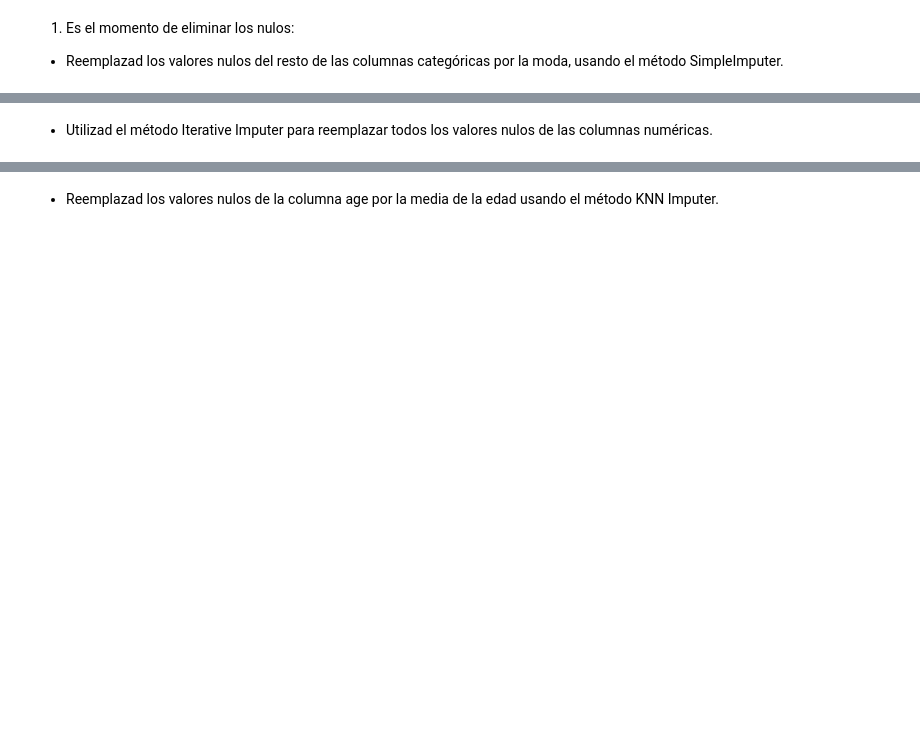
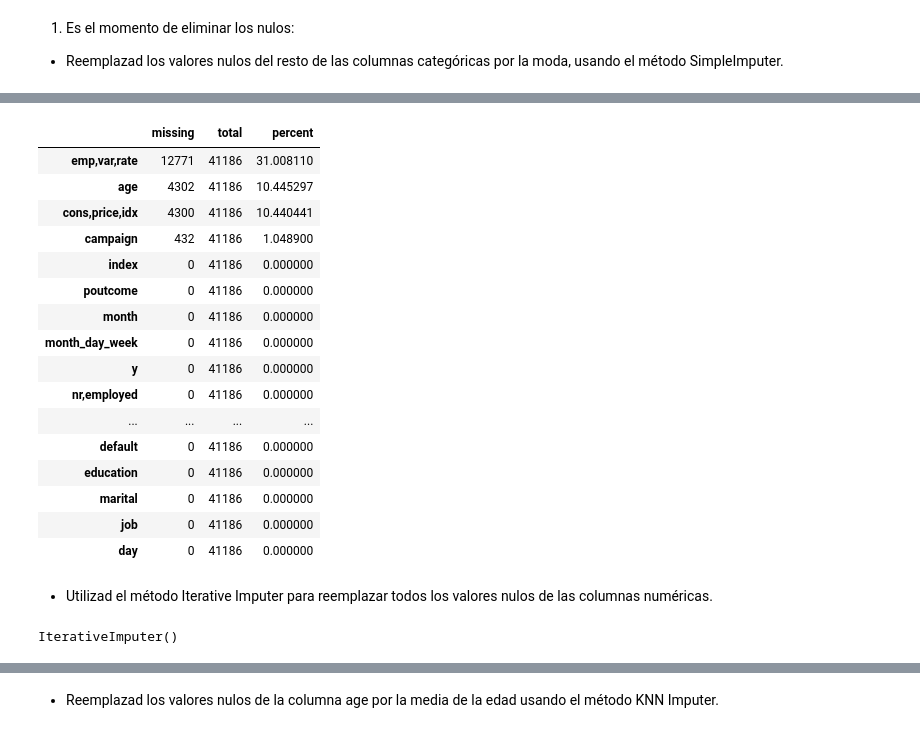
Before and after one commit to NataliaBarquin/Adalab_Pair_programming_4_EDA_limpieza_ETL, a Jupyter notebook: Limpieza/limpieza_5.ipynb, the cells around one changed output, grey strips where cells are left out. Saved outputs shown, nothing was run; the diff lists cells and outputs as text; code cells hidden in the pictures; blank space fills up the shorter version.

```diff
--- a/Limpieza/limpieza_5.ipynb
+++ b/Limpieza/limpieza_5.ipynb
@@ -18,2 +62,22 @@ df.head(1)
+# %%
+df.stb.missing()
+# %% [output]
+|  | missing | total | percent |
+| emp,var,rate | 12771 | 41186 | 31.008110 |
+| age | 4302 | 41186 | 10.445297 |
+| cons,price,idx | 4300 | 41186 | 10.440441 |
+| campaign | 432 | 41186 | 1.048900 |
+| index | 0 | 41186 | 0.000000 |
+| poutcome | 0 | 41186 | 0.000000 |
+| month | 0 | 41186 | 0.000000 |
+| month_day_week | 0 | 41186 | 0.000000 |
+| y | 0 | 41186 | 0.000000 |
+| nr,employed | 0 | 41186 | 0.000000 |
+| ... | ... | ... | ... |
+| default | 0 | 41186 | 0.000000 |
+| education | 0 | 41186 | 0.000000 |
+| marital | 0 | 41186 | 0.000000 |
+| job | 0 | 41186 | 0.000000 |
+| day | 0 | 41186 | 0.000000 |
 # %% [markdown]
 - Utilizad el método Iterative Imputer para reemplazar todos los valores nulos de las columnas numéricas.
@@ -19,0 +88,4 @@ df.head(1)
+# %%
+iterative_imputer.fit(numericas)
+# %% [output]
+IterativeImputer()
```
Also changed, not shown: parts of 31 cells of this notebook, 4 other files.
